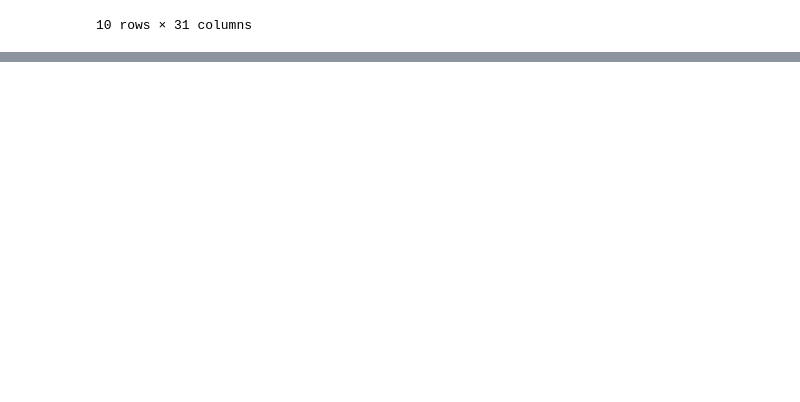
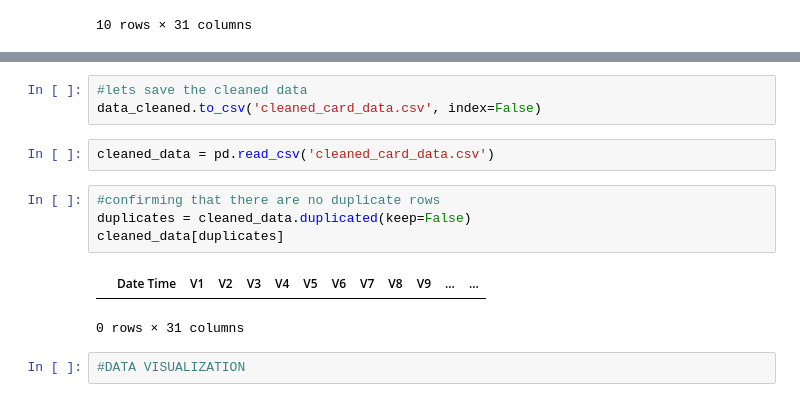
Before and after one commit to okwelmark/recess_group4, a Jupyter notebook: recess_group_4.ipynb, the cells around one changed output, grey strips where cells are left out. Saved outputs shown, nothing was run; the diff lists cells and outputs as text; blank space fills up the shorter version.

Commit message:
data cleaning

```diff
--- a/recess_group_4.ipynb
+++ b/recess_group_4.ipynb
@@ -144,0 +153,14 @@ data[duplicates]
+# %%
+#lets save the cleaned data
+data_cleaned.to_csv('cleaned_card_data.csv', index=False)
+# %%
+cleaned_data = pd.read_csv('cleaned_card_data.csv')
+# %%
+#confirming that there are no duplicate rows
+duplicates = cleaned_data.duplicated(keep=False)
+cleaned_data[duplicates]
+# %% [output]
+|  | Date Time | V1 | V2 | V3 | V4 | V5 | V6 | V7 | V8 | V9 | ... | ... |
+0 rows × 31 columns
+# %%
+#DATA VISUALIZATION
```
Also changed, not shown: parts of 4 cells of this notebook, 1 other file.
